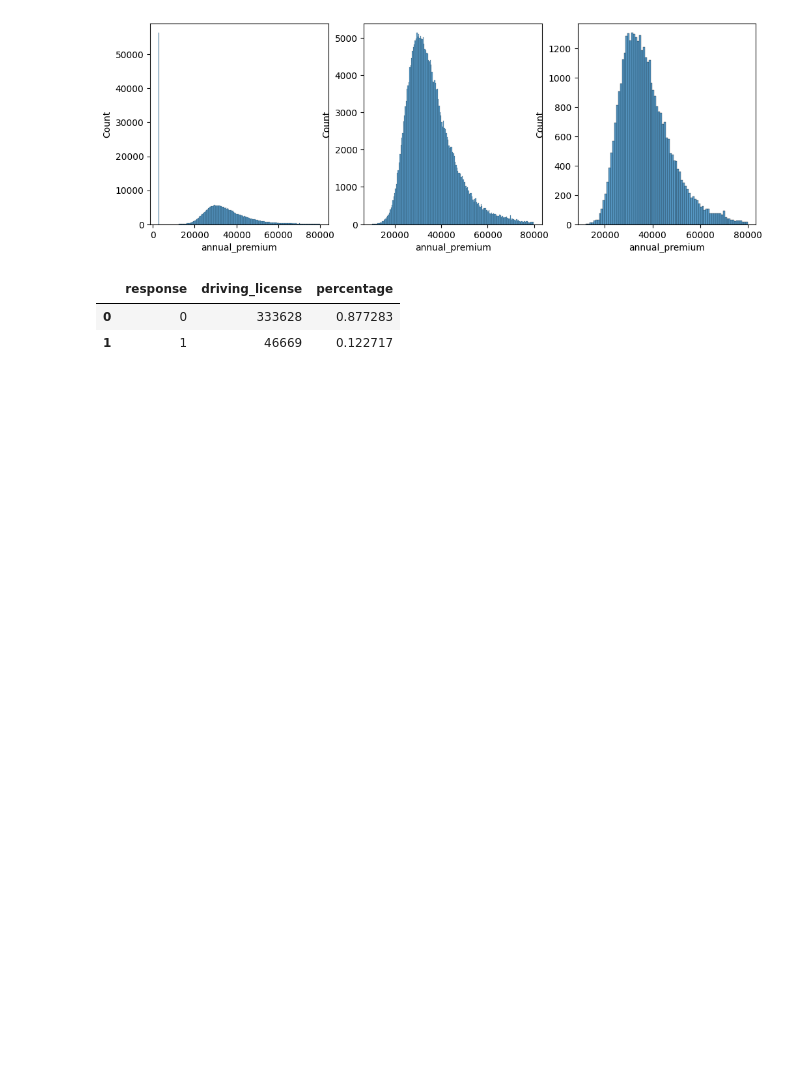
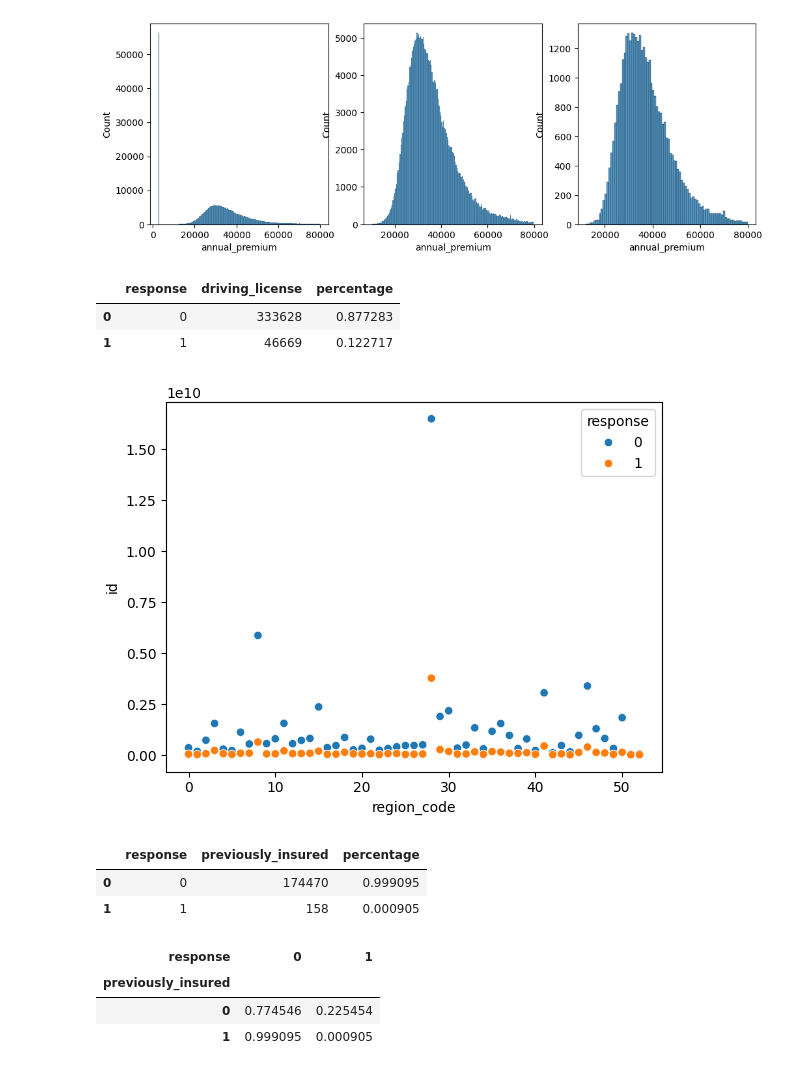
Before and after one commit to jessicanadalete/health_insurance_cross_sell, a Jupyter notebook: health_insurance_cross_sell.ipynb, the cells around one changed output. Drawn from its saved outputs; the diff is of its cells as text; code cells hidden in the pictures; blank space fills up the shorter version.

Commit message:
DAta analysis

```diff
--- a/health_insurance_cross_sell.ipynb
+++ b/health_insurance_cross_sell.ipynb
@@ -152,7 +148,7 @@ df2['vehicle_damage'] = df2['vehicle_damage'].apply(lambda x: 1 if x == "Yes" el
 
 #vehicle age transformation
 
-df2['vehicle_age'] = df2['vehicle_age'].apply(lambda x: 0 if x == "< 1 Year" else 1 if x== "1-2 Year" else 2)
+#df2['vehicle_age'] = df2['vehicle_age'].apply(lambda x: 0 if x == "< 1 Year" else 1 if x== "1-2 Year" else 2)
 # %% [markdown]
 # 3.0 Data Filtering
 # %%
@@ -225,0 +218,22 @@ aux
+# %%
+#region
+aux0 = df4[['id','region_code', 'response']].groupby(['region_code','response']).sum().reset_index()
+sns.scatterplot(x='region_code', y='id', hue='response', data=aux0);
+# %% [output]
+[figure, added]
+# %%
+#previously_insured insured
+aux = df4[['previously_insured', 'response']].groupby('response').sum().reset_index()
+aux['percentage'] = aux['previously_insured']/aux['previously_insured'].sum()
+aux
+# %% [output]
+|  | response | previously_insured | percentage |
+| 0 | 0 | 174470 | 0.999095 |
+| 1 | 1 | 158 | 0.000905 |
+# %%
+pd.crosstab(df4['previously_insured'], df4['response']).apply (lambda x: x/x.sum(), axis=1)
+# %% [output]
+| response | 0 | 1 |
+| previously_insured |  |  |
+| 0 | 0.774546 | 0.225454 |
+| 1 | 0.999095 | 0.000905 |
```
Also changed, not shown: parts of 4 cells of this notebook.
